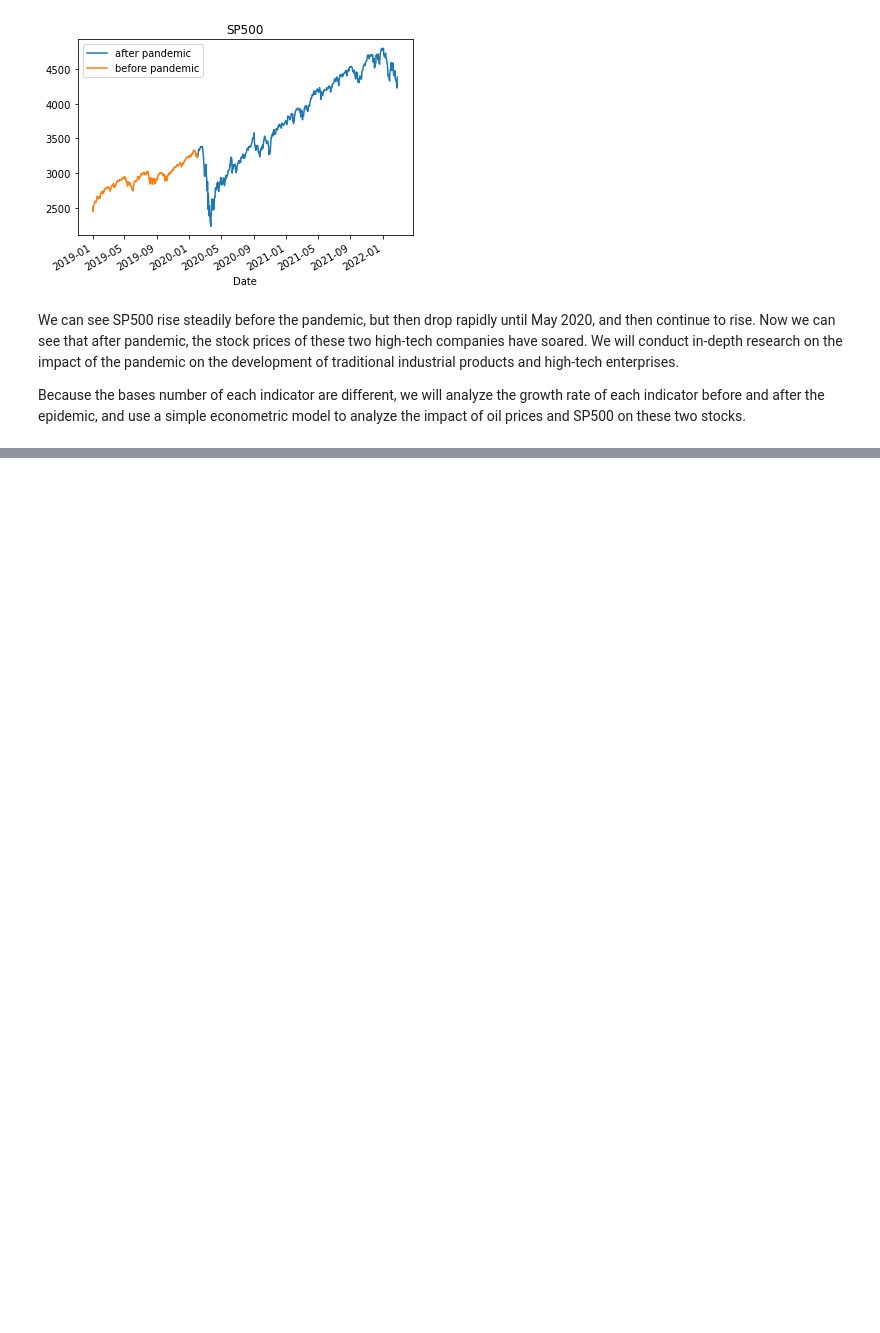
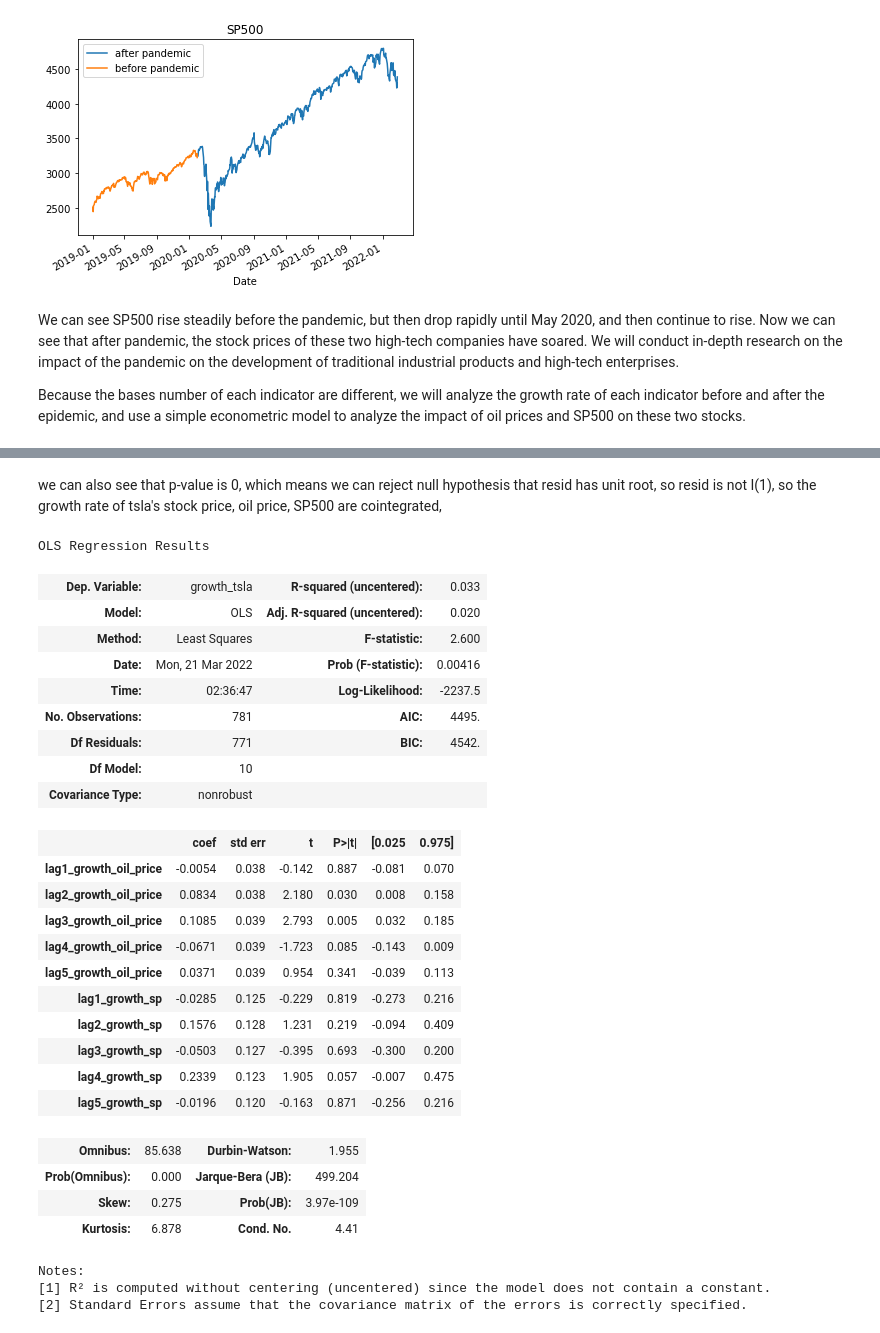
Before and after one commit to Abdulah94/Financial-Analysis-and-Trading-Strategies, a Jupyter notebook: code/jubyter-notebook.ipynb, the cells around one changed output, grey strips where cells are left out. Drawn from its saved outputs; the diff is of its cells as text; code cells hidden in the pictures; blank space fills up the shorter version.

```diff
--- a/code/jubyter-notebook.ipynb
+++ b/code/jubyter-notebook.ipynb
@@ -100,0 +186,26 @@ Because the bases number of each indicator are different, we will analyze the gr
+# %%
+# next, I create some lagged variable for oil price and SP500, since I need test the lasting effect of these macro variables
+# I use growth rates for stock prices as dependent variables, and the growth rate of oil price and sp500 as independent variables.
+# After the regression, I test the unit root of the residual, try to test the cointegration problems
+y = stock_price_anal[['growth_nvda']]
+# create lagged variable for oil price growth rate
+stock_price_anal[['lag1_growth_oil_price']] = stock_price_anal[['growth_oil_price']].shift(1)
+stock_price_anal[['lag2_growth_oil_price']]  = stock_price_anal[['growth_oil_price']].shift(2)
+stock_price_anal[['lag3_growth_oil_price']] = stock_price_anal[['growth_oil_price']].shift(3)
+stock_price_anal[['lag4_growth_oil_price']]  = stock_price_anal[['growth_oil_price']].shift(4)
+stock_price_anal[['lag5_growth_oil_price']]  = stock_price_anal[['growth_oil_price']].shift(5)
+
+
+# create lagged variable for SP500 growth rate
+stock_price_anal[['lag1_growth_sp']] = stock_price_anal[['growth_sp']].shift(1)
+stock_price_anal[['lag2_growth_sp']] = stock_price_anal[['growth_sp']].shift(2)
+stock_price_anal[['lag3_growth_sp']] = stock_price_anal[['growth_sp']].shift(3)
+stock_price_anal[['lag4_growth_sp']] = stock_price_anal[['growth_sp']].shift(4)
+stock_price_anal[['lag5_growth_sp']] = stock_price_anal[['growth_sp']].shift(5)
+
+# create independent variable
+X = stock_price_anal[['lag1_growth_oil_price', 'lag2_growth_oil_price', 'lag3_growth_oil_price', 'lag4_growth_oil_price',
+                      'lag5_growth_oil_price', 'lag1_growth_sp', 'lag2_growth_sp', 'lag3_growth_sp', 'lag4_growth_sp', 'lag5_growth_sp']]
+nvda_reg = sm.OLS(y, X, missing = 'drop').fit()
+nvda_reg_resid = sm.OLS(y, X, missing = 'drop').fit().resid
+nvda_reg_resid
@@ -100,0 +237,8 @@ Because the bases number of each indicator are different, we will analyze the gr
+# %%
+# then do the same thing with the growth rate of tsla, check the unit root of residual
+y = stock_price_anal[['growth_tsla']]
+X = stock_price_anal[['lag1_growth_oil_price', 'lag2_growth_oil_price', 'lag3_growth_oil_price', 'lag4_growth_oil_price',
+                      'lag5_growth_oil_price', 'lag1_growth_sp', 'lag2_growth_sp', 'lag3_growth_sp', 'lag4_growth_sp', 'lag5_growth_sp']]
+tsla_reg = sm.OLS(y, X, missing = 'drop').fit()
+tsla_reg_resid = sm.OLS(y, X, missing = 'drop').fit().resid
+adfuller(tsla_reg_resid)
@@ -100,0 +254,34 @@ Because the bases number of each indicator are different, we will analyze the gr
+# %% [markdown]
+we can also see that p-value is 0, which means we can reject null hypothesis that resid has unit root, so resid is not I(1),
+so the growth rate of tsla's stock price, oil price, SP500 are cointegrated,
+# %%
+tsla_reg.summary()
+# %% [output]
+OLS Regression Results
+| Dep. Variable: | growth_tsla | R-squared (uncentered): | 0.033 |
+| Model: | OLS | Adj. R-squared (uncentered): | 0.020 |
+| Method: | Least Squares | F-statistic: | 2.600 |
+| Date: | Mon, 21 Mar 2022 | Prob (F-statistic): | 0.00416 |
+| Time: | 02:36:47 | Log-Likelihood: | -2237.5 |
+| No. Observations: | 781 | AIC: | 4495. |
+| Df Residuals: | 771 | BIC: | 4542. |
+| Df Model: | 10 |  |  |
+| Covariance Type: | nonrobust |  |  |
+|  | coef | std err | t | P>|t| | [0.025 | 0.975] |
+| lag1_growth_oil_price | -0.0054 | 0.038 | -0.142 | 0.887 | -0.081 | 0.070 |
+| lag2_growth_oil_price | 0.0834 | 0.038 | 2.180 | 0.030 | 0.008 | 0.158 |
+| lag3_growth_oil_price | 0.1085 | 0.039 | 2.793 | 0.005 | 0.032 | 0.185 |
+| lag4_growth_oil_price | -0.0671 | 0.039 | -1.723 | 0.085 | -0.143 | 0.009 |
+| lag5_growth_oil_price | 0.0371 | 0.039 | 0.954 | 0.341 | -0.039 | 0.113 |
+| lag1_growth_sp | -0.0285 | 0.125 | -0.229 | 0.819 | -0.273 | 0.216 |
+| lag2_growth_sp | 0.1576 | 0.128 | 1.231 | 0.219 | -0.094 | 0.409 |
+| lag3_growth_sp | -0.0503 | 0.127 | -0.395 | 0.693 | -0.300 | 0.200 |
+| lag4_growth_sp | 0.2339 | 0.123 | 1.905 | 0.057 | -0.007 | 0.475 |
+| lag5_growth_sp | -0.0196 | 0.120 | -0.163 | 0.871 | -0.256 | 0.216 |
+| Omnibus: | 85.638 | Durbin-Watson: | 1.955 |
+| Prob(Omnibus): | 0.000 | Jarque-Bera (JB): | 499.204 |
+| Skew: | 0.275 | Prob(JB): | 3.97e-109 |
+| Kurtosis: | 6.878 | Cond. No. | 4.41 |
+Notes:
+[1] R² is computed without centering (uncentered) since the model does not contain a constant.
+[2] Standard Errors assume that the covariance matrix of the errors is correctly specified.
```
Also changed, not shown: parts of 17 cells of this notebook.
